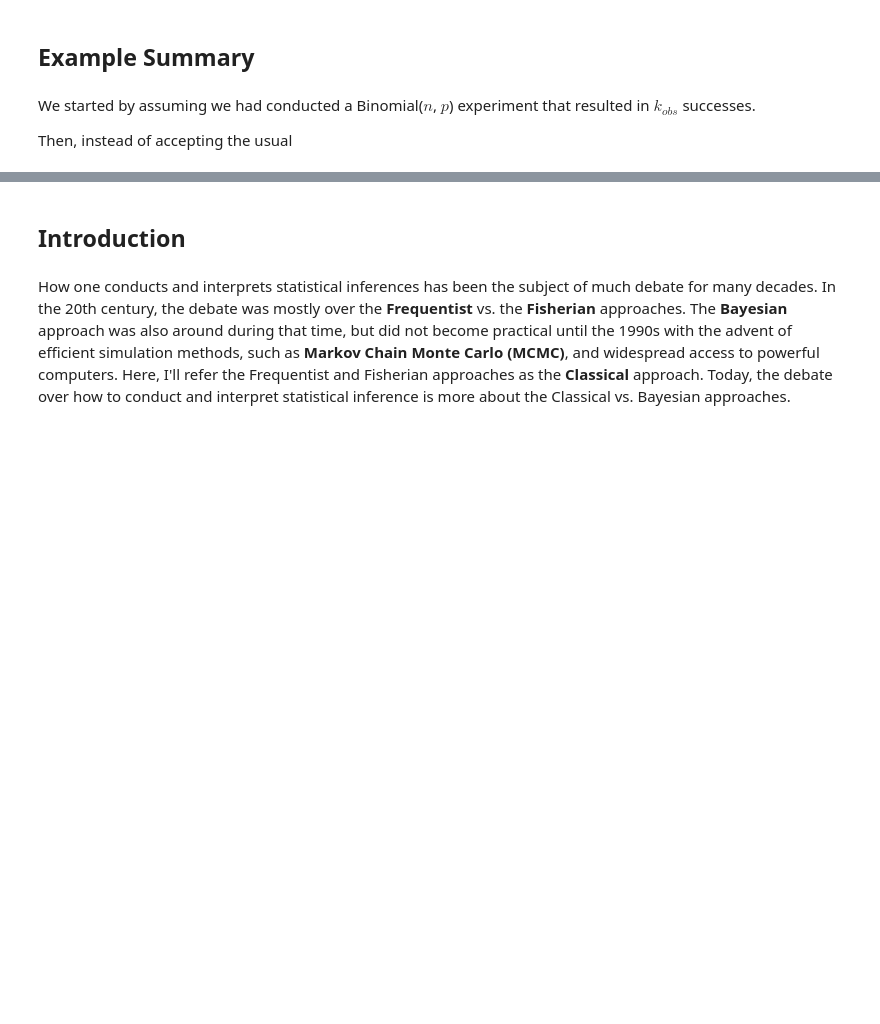
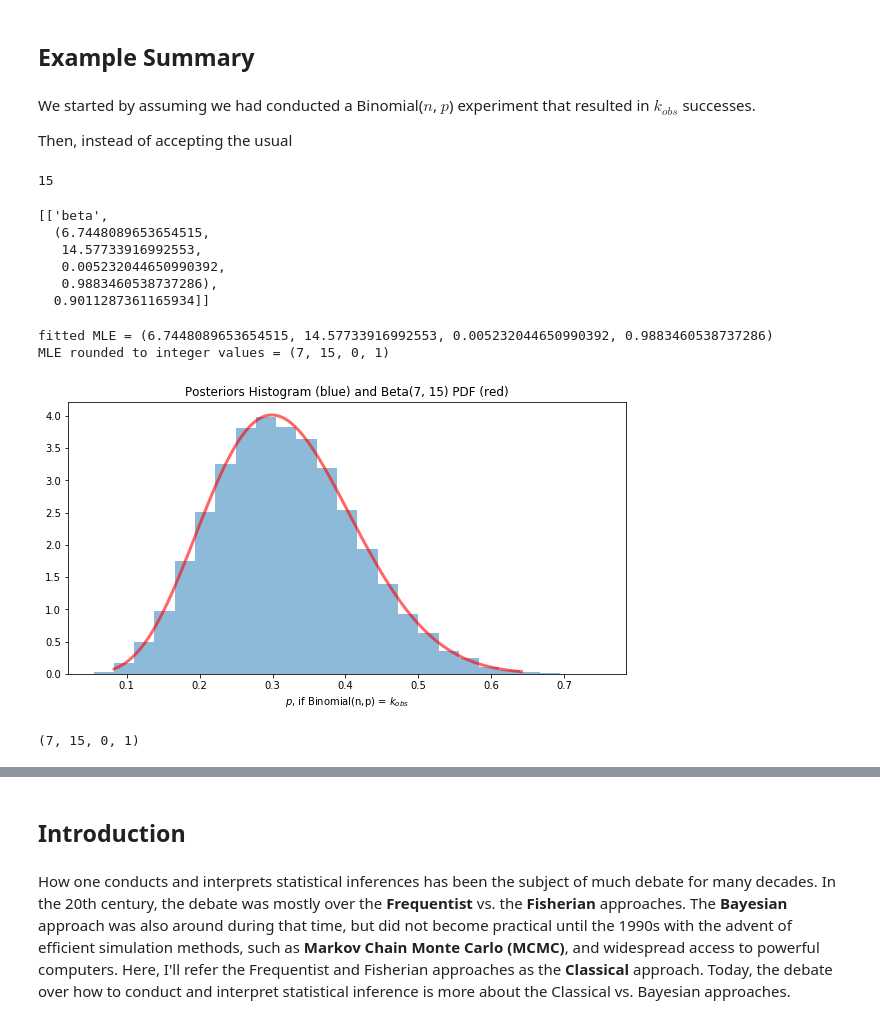
Before and after one commit to alreich/ipython-notebooks, a Jupyter notebook: Bayesian_Data_Analysis_v2.ipynb, the cells around one changed output, grey strips where cells are left out. Cells and saved outputs as stored; diff of their text form; code cells hidden in the pictures; blank space fills up the shorter version.

Commit message:
WIP: added fitdist & theory

```diff
--- a/Bayesian_Data_Analysis_v2.ipynb
+++ b/Bayesian_Data_Analysis_v2.ipynb
@@ -89,3 +111,53 @@ _ = plt.hist(posteriors, bins=hbins, density=True, alpha=0.55)
 We started by assuming we had conducted a Binomial($n$, $p$) experiment that resulted in $k_{obs}$ successes.
 
 Then, instead of accepting the usual
+# %%
+round(14.56)
+# %% [output]
+15
+# %%
+import fitdist as fd  # https://github.com/alreich/fitdist
+import warnings
+warnings.simplefilter('ignore')
+
+fit_results = fd.find_best_fit_distributions(posteriors,
+                                             dist_names = fd.common_cont_dist_names,
+                                             goodness_of_fit_pvalue = 0.50,
+                                             drop_dist_names = []
+                                            )
+# %%
+fit_results
+# %% [output]
+[['beta',
+  (6.7448089653654515,
+   14.57733916992553,
+   0.005232044650990392,
+   0.9883460538737286),
+  0.9011287361165934]]
+# %%
+from scipy.stats import beta
+from numpy import linspace
+
+pos = 0
+mle = fit_results[pos][1]
+mle_rounded = tuple(map(lambda x: int(round(x)), mle))
+_alpha, _beta, _, _ = mle_rounded
+print(f'fitted MLE = {mle}')
+print(f'MLE rounded to integer values = {mle_rounded}')
+
+plt.xlabel('$p$, if Binomial(n,p) = $k_{obs}$')
+#plt.title(f'Posteriors Histogram (blue) and Beta({_alpha:4.1f}, {_beta:4.1f}) PDF (red)')
+plt.title(f'Posteriors Histogram (blue) and Beta({_alpha}, {_beta}) PDF (red)')
+
+x = linspace(beta.ppf(0.001, *mle), beta.ppf(0.999, *mle), 100)
+plt.plot(x, beta.pdf(x, *mle), 'r-', lw=3, alpha=0.6)
+_, _, _ = plt.hist(posteriors, hbins, density=True, alpha=0.5)
+# %% [output]
+fitted MLE = (6.7448089653654515, 14.57733916992553, 0.005232044650990392, 0.9883460538737286)
+MLE rounded to integer values = (7, 15, 0, 1)
+[figure, added]
+# %%
+
+mle_rounded
+# %% [output]
+(7, 15, 0, 1)
```
Also changed, not shown: parts of 20 cells of this notebook, 1 other file.
